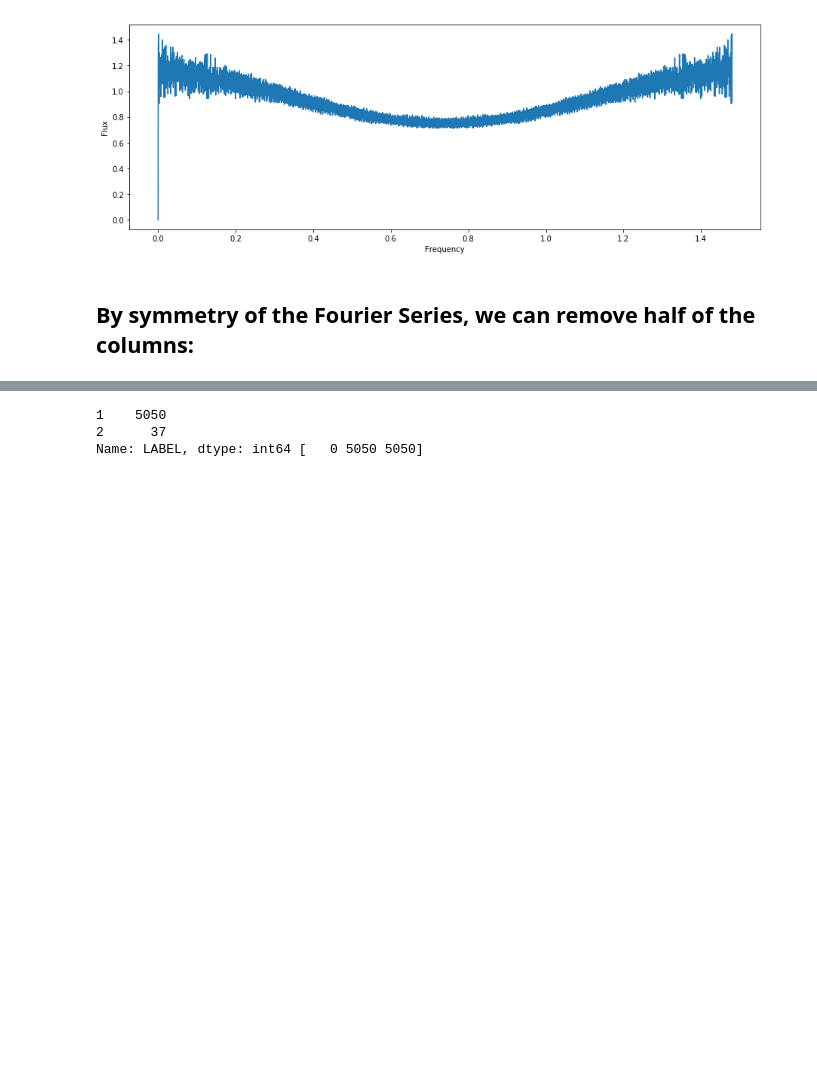
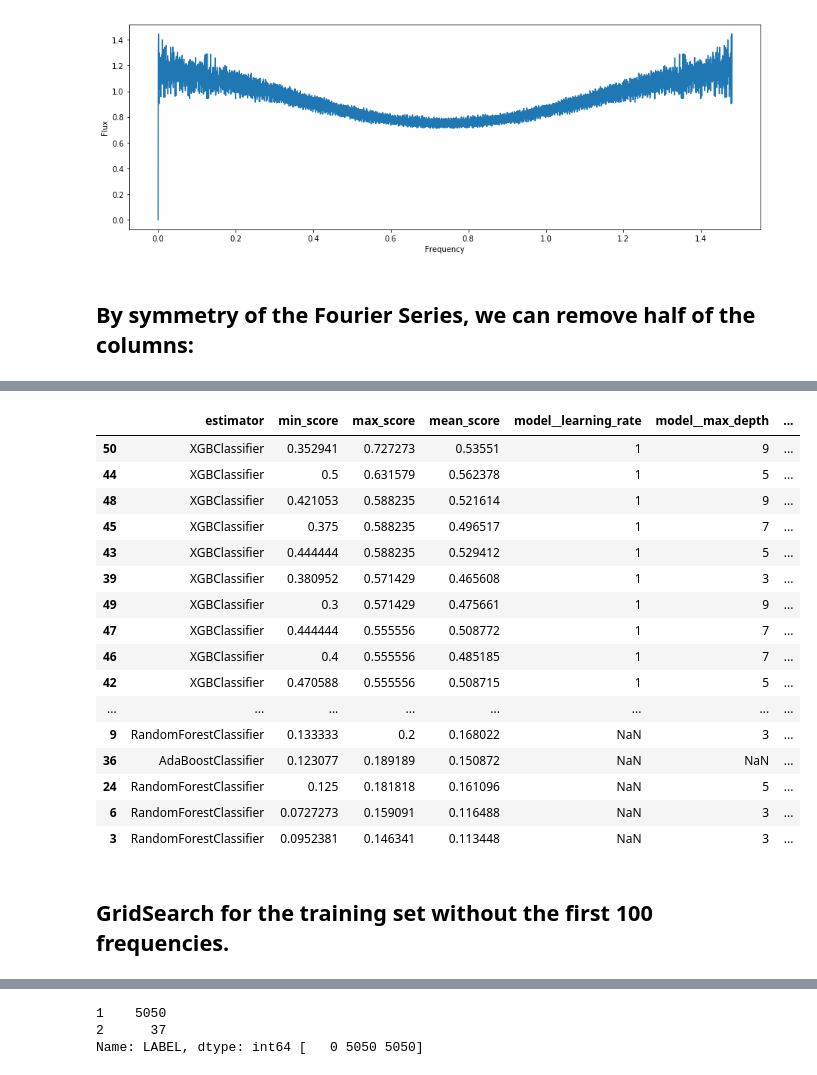
Before and after one commit to jfcarmonag/exoplanet-star-detection, a Jupyter notebook: exostar.ipynb, the cells around one changed output, grey strips where cells are left out. Saved outputs shown, nothing was run; the diff lists cells and outputs as text; code cells hidden in the pictures; blank space fills up the shorter version.

```diff
--- a/exostar.ipynb
+++ b/exostar.ipynb
@@ -307,0 +329,3 @@ helper1.score_summary(sort_by='min_score')
+# %%
+helper = EstimatorSelectionHelper(models1, params1)
+helper.fit(X_train_h, y_train, scoring=f1_scorer, n_jobs=-1)
@@ -307,0 +344,22 @@ helper1.score_summary(sort_by='min_score')
+# %%
+helper.score_summary(sort_by='max_score')
+# %% [output]
+|  | estimator | min_score | max_score | mean_score | model__learning_rate | model__max_depth | ... |
+| 50 | XGBClassifier | 0.352941 | 0.727273 | 0.53551 | 1 | 9 | ... |
+| 44 | XGBClassifier | 0.5 | 0.631579 | 0.562378 | 1 | 5 | ... |
+| 48 | XGBClassifier | 0.421053 | 0.588235 | 0.521614 | 1 | 9 | ... |
+| 45 | XGBClassifier | 0.375 | 0.588235 | 0.496517 | 1 | 7 | ... |
+| 43 | XGBClassifier | 0.444444 | 0.588235 | 0.529412 | 1 | 5 | ... |
+| 39 | XGBClassifier | 0.380952 | 0.571429 | 0.465608 | 1 | 3 | ... |
+| 49 | XGBClassifier | 0.3 | 0.571429 | 0.475661 | 1 | 9 | ... |
+| 47 | XGBClassifier | 0.444444 | 0.555556 | 0.508772 | 1 | 7 | ... |
+| 46 | XGBClassifier | 0.4 | 0.555556 | 0.485185 | 1 | 7 | ... |
+| 42 | XGBClassifier | 0.470588 | 0.555556 | 0.508715 | 1 | 5 | ... |
+| ... | ... | ... | ... | ... | ... | ... | ... |
+| 9 | RandomForestClassifier | 0.133333 | 0.2 | 0.168022 | NaN | 3 | ... |
+| 36 | AdaBoostClassifier | 0.123077 | 0.189189 | 0.150872 | NaN | NaN | ... |
+| 24 | RandomForestClassifier | 0.125 | 0.181818 | 0.161096 | NaN | 5 | ... |
+| 6 | RandomForestClassifier | 0.0727273 | 0.159091 | 0.116488 | NaN | 3 | ... |
+| 3 | RandomForestClassifier | 0.0952381 | 0.146341 | 0.113448 | NaN | 3 | ... |
+# %% [markdown]
+## GridSearch for the training set without the first 100 frequencies.
```
Also changed, not shown: parts of 67 cells of this notebook.
